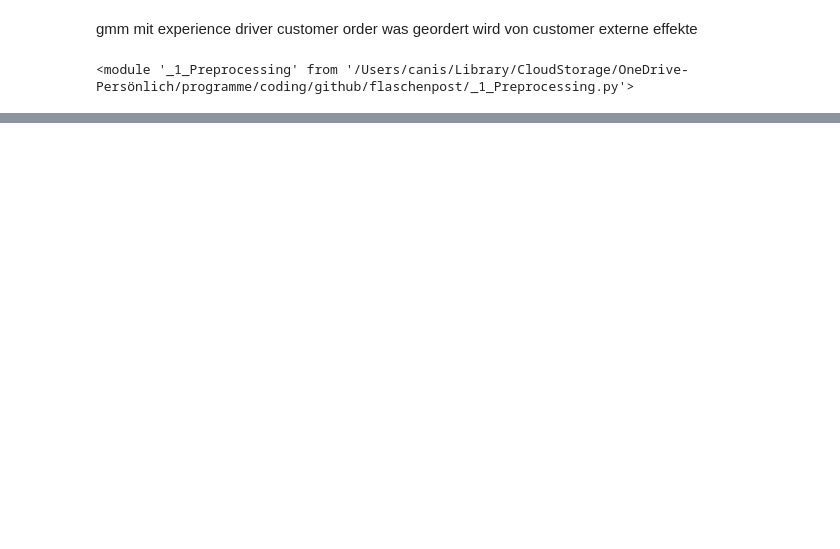
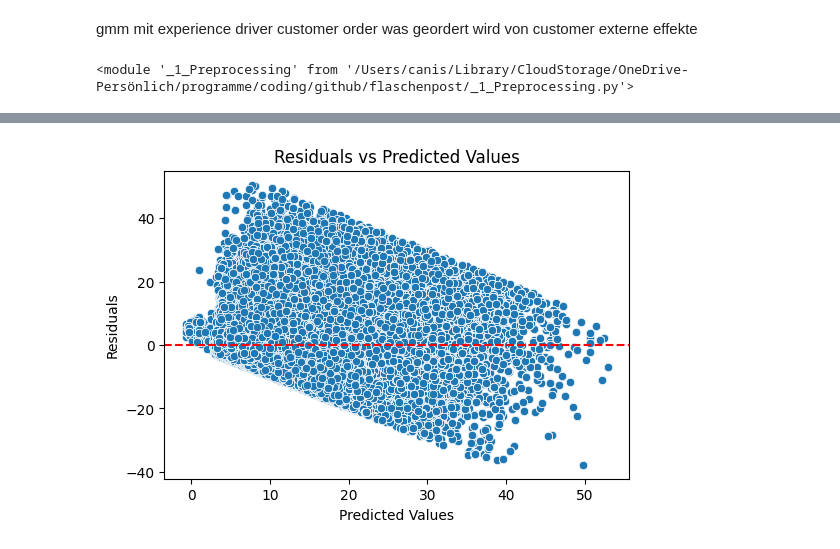
Before and after one commit to eelisee/flaschenpost, a Jupyter notebook: elise-bayesridgereg.ipynb, the cells around one changed output, grey strips where cells are left out. Drawn from its saved outputs; the diff is of its cells as text; code cells hidden in the pictures; blank space fills up the shorter version.

Commit message:
Add Bayesian Ridge Regression implementation and preprocessing updates

```diff
--- a/elise-bayesridgereg.ipynb
+++ b/elise-bayesridgereg.ipynb
@@ -28,6 +23,7 @@ display(df_train.head())
 # %%
 from sklearn.linear_model import BayesianRidge
 from sklearn.metrics import mean_squared_error, mean_absolute_error
+from sklearn.preprocessing import StandardScaler
 
 # Define the list of features to keep
 features_to_keep = [
@@ -47,11 +43,22 @@ df_test_filtered = df_test[features_to_keep]
 X_train = df_train_filtered
 X_test = df_test_filtered
 
+# Apply StandardScaler only on continuous variables
+continuous_features = [
+    "article_weight_in_g", "floor", "num_previous_orders_customer", "customer_speed"
+]
+
+scaler = StandardScaler()
+X_train_scaled = X_train.copy()
+X_test_scaled = X_test.copy()
+
+X_train_scaled[continuous_features] = scaler.fit_transform(X_train[continuous_features])
+X_test_scaled[continuous_features] = scaler.transform(X_test[continuous_features])
 
 # Assuming 'service_time_in_minutes' is the target variable and the rest are features
-X_train = df_train.drop(columns=['service_time_in_minutes'])
+X_train = X_train_scaled
 y_train = df_train['service_time_in_minutes']
-X_test = df_test.drop(columns=['service_time_in_minutes'])
+X_test = X_test_scaled
 y_test = df_test['service_time_in_minutes']
 
 # Initialize and train the Bayesian Ridge Regression model
@@ -73,0 +151,14 @@ Mean Absolute Error: 7.360380752971515
+# %%
+import matplotlib.pyplot as plt
+import seaborn as sns
+
+residuals = y_test - y_pred
+plt.figure(figsize=(6,4))
+sns.scatterplot(x=y_pred, y=residuals)
+plt.xlabel("Predicted Values")
+plt.ylabel("Residuals")
+plt.title("Residuals vs Predicted Values")
+plt.axhline(0, color='red', linestyle='--')
+plt.show()
+# %% [output]
+[figure, added]
```
Also changed, not shown: parts of 6 cells of this notebook, 3 other files.
